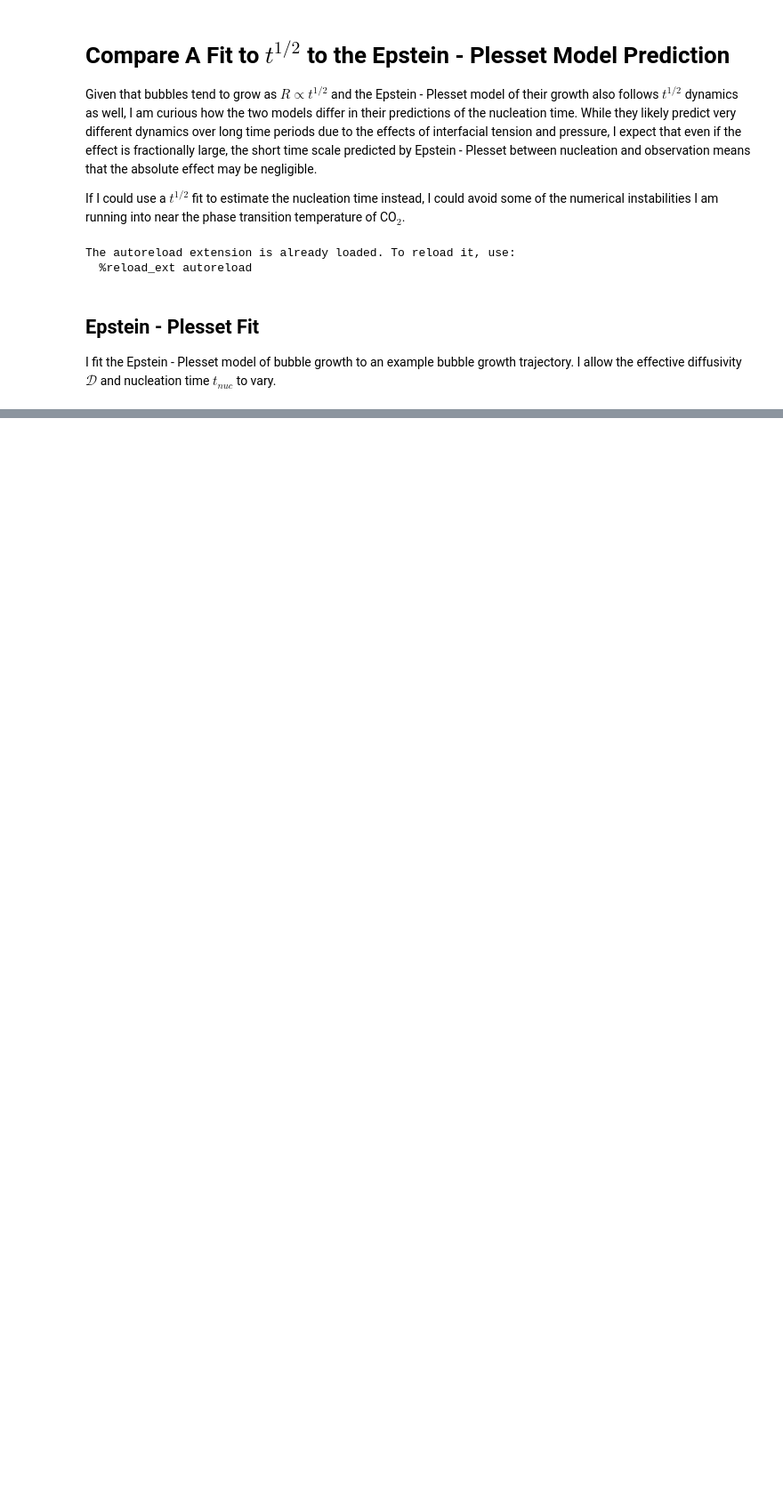
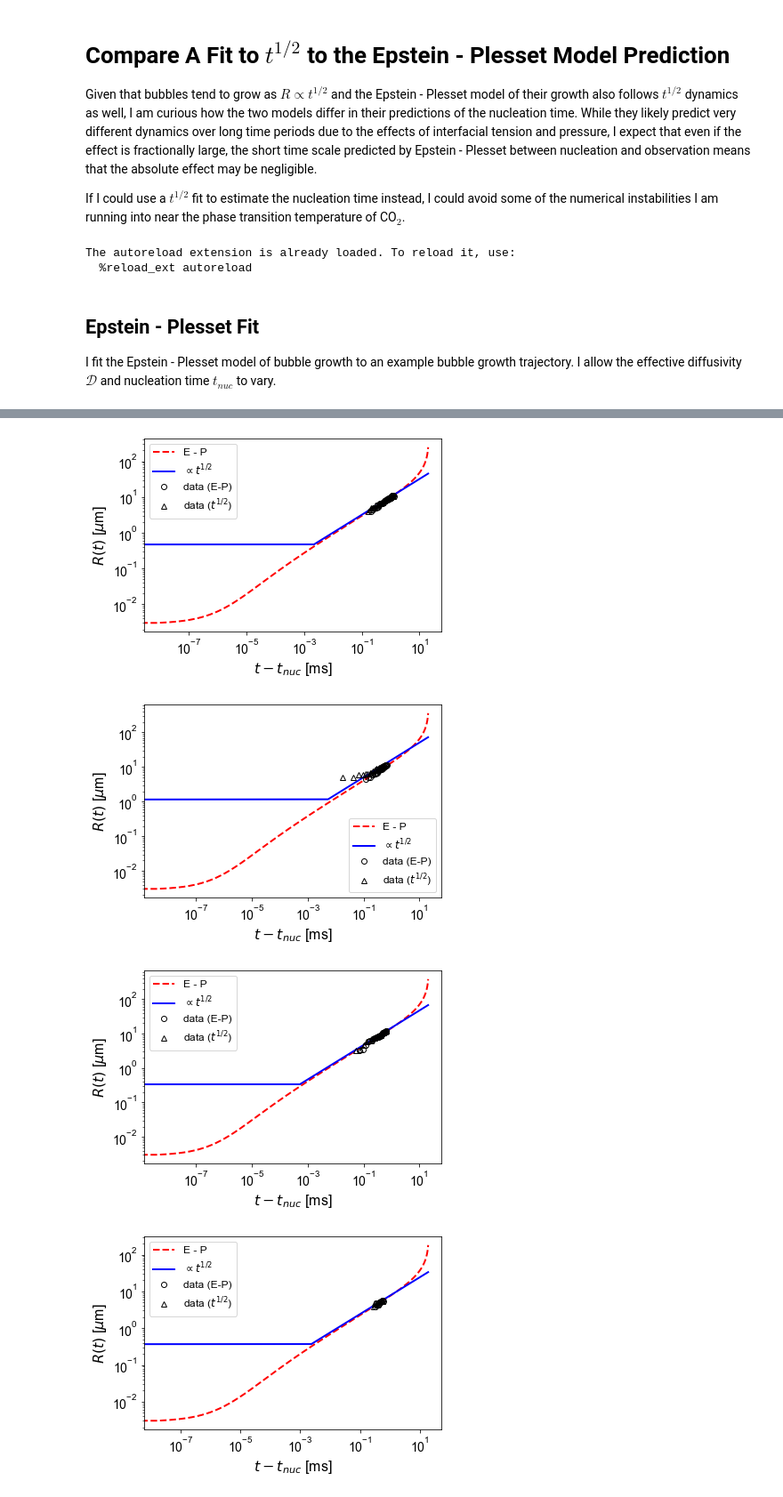
Before and after one commit to andylitalo/bubble-growth, a Jupyter notebook: ntbk/20211202_72bar_compare_t12_ep.ipynb, the cells around one changed output, grey strips where cells are left out. Shown at 89% size. Cells and saved outputs as stored; diff of their text form; code cells hidden in the pictures; blank space fills up the shorter version.

```diff
--- a/ntbk/20211202_72bar_compare_t12_ep.ipynb
+++ b/ntbk/20211202_72bar_compare_t12_ep.ipynb
@@ -156,0 +159,44 @@ dict_keys([21, 22, 23, 24, 25, 26, 27, 28, 29, 30, 31, 32, 35, 36, 37, 38, 39, 4
+# %%
+n_plot = 10
+x_lim = None # [1E-5, 10]
+y_lim = None # [1E-1, 100]
+# extracts fit data
+ct = 0
+for vid_num in data.keys():
+    vid_data = data[vid_num]['data']
+    for bub_num in vid_data.keys():
+        bub_data = vid_data[bub_num]
+        # extracts fit data
+        t_fit_ep = bub_data['t_fit']
+        R_fit_ep = bub_data['R_fit']
+        t_bub = bub_data['t_bub']
+        R_bub = bub_data['R_bub']
+        D_ep = bub_data['D']
+        t_nuc_ep = bub_data['t_nuc']
+
+        # fits square-root function to bubble growth data
+        try:
+            popt, pcov = scipy.optimize.curve_fit(sqrt_fit, t_bub, R_bub, p0=[D_ep, t_nuc_ep])
+        except:
+            print('Failed to fit data')
+            continue
+        D_sqrt, t_nuc_sqrt = popt
+        # computes predictions of fit
+        t_fit_sqrt = t_fit_ep
+        R_fit_sqrt = sqrt_fit(t_fit_sqrt, *popt)
+
+        # plots differences in predictions
+        compare_ep_sqrt(t_fit_ep, R_fit_ep, t_fit_sqrt, R_fit_sqrt,
+                       t_bub, R_bub, x_lim=x_lim, y_lim=y_lim)
+
+        ct += 1
+        if ct == n_plot:
+            break
+
+    if ct == n_plot:
+        break
+# %% [output]
+[figure, added]
+[figure, added]
+[figure, added]
+[figure, added]
```
Also changed, not shown: parts of 12 cells of this notebook, 7 other files.
